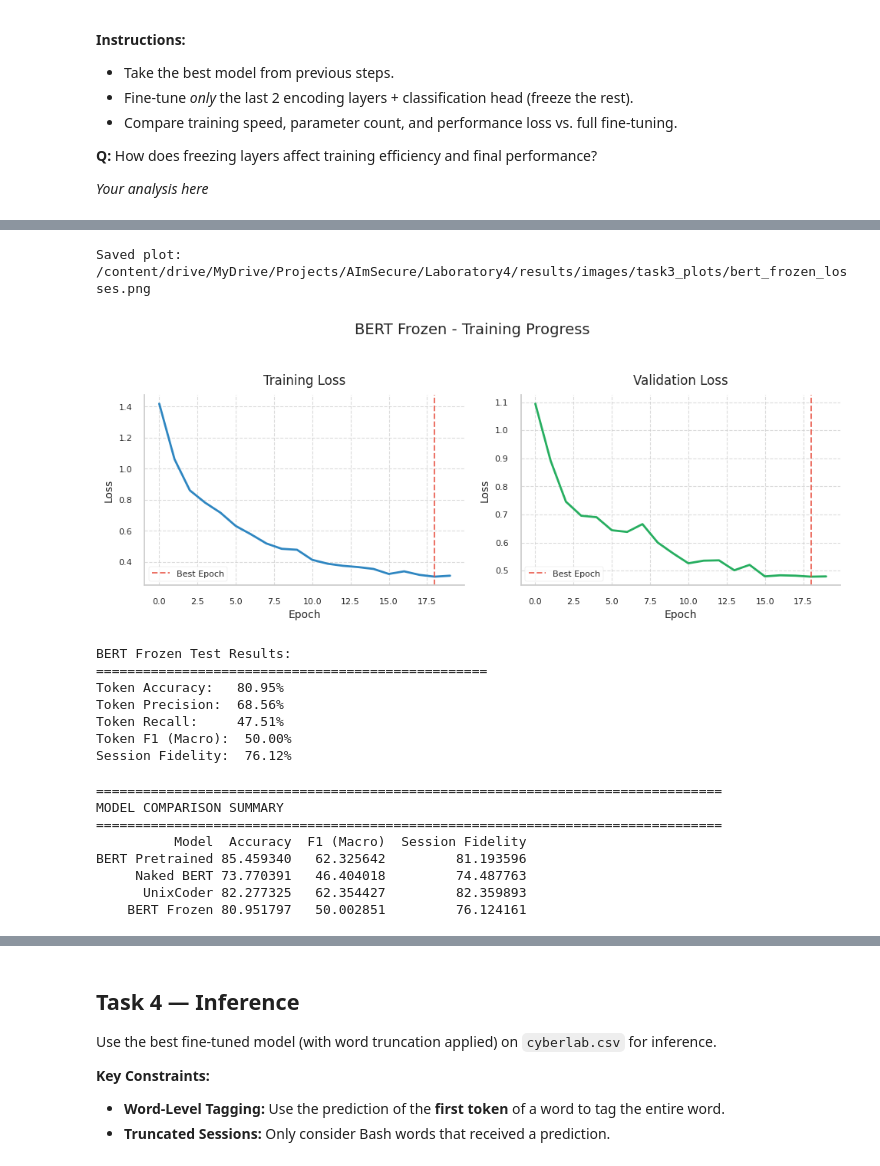
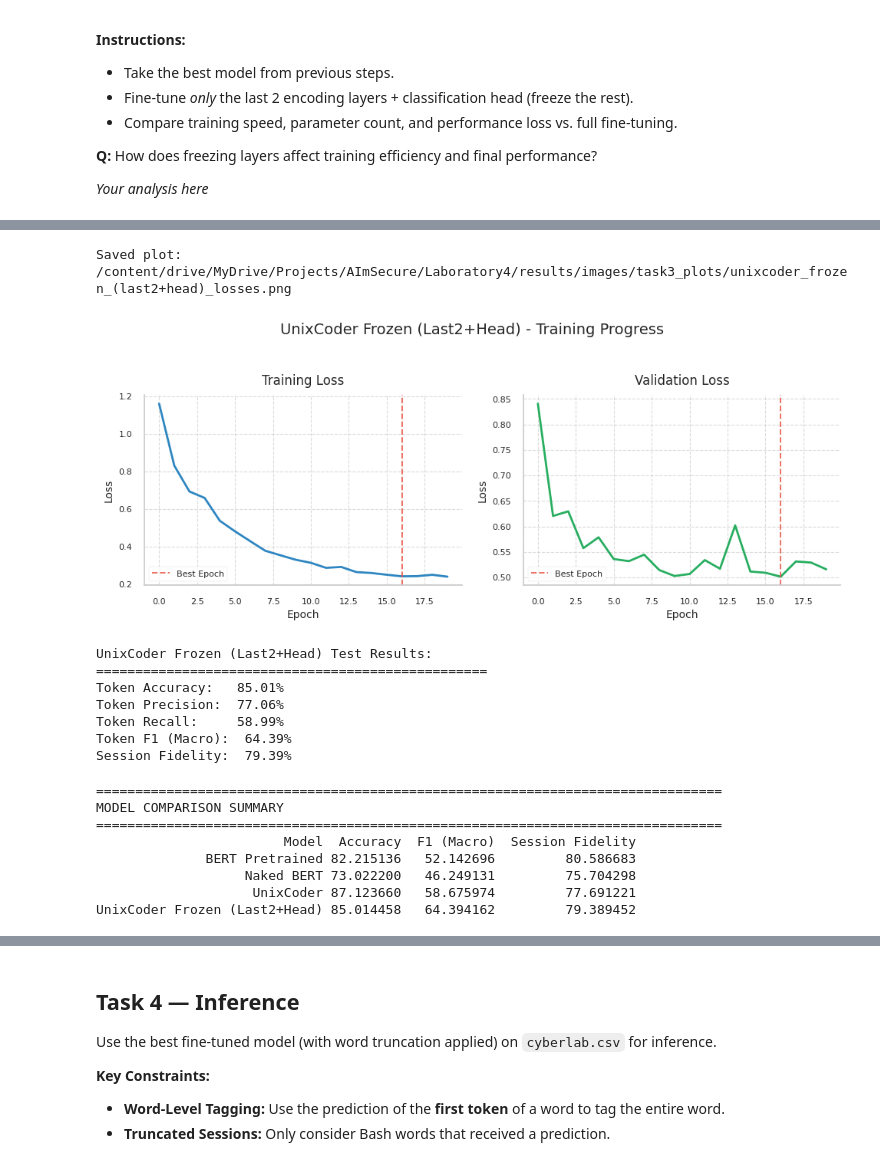
Before and after one commit to AImSecure/Laboratory4, a Jupyter notebook: lab/notebooks/Lab4_NLP.ipynb, the cells around one changed output, grey strips where cells are left out. Drawn from its saved outputs; the diff is of its cells as text; code cells hidden in the pictures.

Commit message:
Base structure run

```diff
--- a/lab/notebooks/Lab4_NLP.ipynb
+++ b/lab/notebooks/Lab4_NLP.ipynb
@@ -1529,8 +1874,8 @@ Saved plot: /content/drive/MyDrive/Projects/AImSecure/Laboratory4/results/images
 # --- Prepare UnixCoder tokenizer and data ---
 unixcoder_tokenizer = AutoTokenizer.from_pretrained(UNIXCODER_MODEL, add_prefix_space=True)
 
-# Create tokenization function for UnixCoder
-tokenize_unixcoder = create_tokenize_and_align_function(unixcoder_tokenizer)
+# UniXcoder uses first-subtoken labels to reduce sub-token noise
+tokenize_unixcoder = create_tokenize_and_align_function(unixcoder_tokenizer, label_all_tokens=False)
 
 # Tokenize datasets
 unix_tokenized_datasets = encoded_dataset.map(
@@ -1682,31 +2187,31 @@ Saved plot: /content/drive/MyDrive/Projects/AImSecure/Laboratory4/results/images
 
 *Your analysis here*
 # %%
-# --- Load fresh BERT model for frozen layer experiment ---
-bert_frozen_model = AutoModelForTokenClassification.from_pretrained(
-    BERT_MODEL,
+# --- Load fresh UnixCoder model for frozen layer experiment ---
+unix_frozen_model = AutoModelForTokenClassification.from_pretrained(
+    UNIXCODER_MODEL,
     id2label=id2label,
     label2id=label2id,
 )
 
 # Freeze all layers in base model
-for param in bert_frozen_model.base_model.parameters():
+for param in unix_frozen_model.base_model.parameters():
     param.requires_grad = False
 
 # Unfreeze the last 2 encoder layers
-for param in bert_frozen_model.base_model.encoder.layer[-2:].parameters():
+for param in unix_frozen_model.base_model.encoder.layer[-2:].parameters():
     param.requires_grad = True
 
 # Classification head is always trainable
-for param in bert_frozen_model.classifier.parameters():
+for param in unix_frozen_model.classifier.parameters():
     param.requires_grad = True
 
 # Count parameters
-total_params = sum(p.numel() for p in bert_frozen_model.parameters())
-trainable_params = sum(p.numel() for p in bert_frozen_model.parameters() if p.requires_grad)
+total_params = sum(p.numel() for p in unix_frozen_model.parameters())
+trainable_params = sum(p.numel() for p in unix_frozen_model.parameters() if p.requires_grad)
 frozen_params = total_params - trainable_params
 
-print(f"BERT Frozen Model:")
+print("UnixCoder Frozen Model (Last2+Head):")
 print(f"  Total parameters: {total_params:,}")
 print(f"  Trainable parameters: {trainable_params:,}")
 print(f"  Frozen parameters: {frozen_params:,}")
@@ -1744,14 +2259,14 @@ Trainable layers:
   classifier.weight
   classifier.bias
 # %%
-# --- Training configuration for Frozen BERT ---
-# Can use higher LR since we're training fewer parameters
+# --- Training configuration for Frozen UnixCoder (Last2+Head) ---
+# Higher LR is viable because only a subset of parameters is trainable
 FROZEN_LR = 5e-5
 FROZEN_EPOCHS = 20
 
-frozen_optimizer = AdamW(filter(lambda p: p.requires_grad, bert_frozen_model.parameters()), lr=FROZEN_LR)
+frozen_optimizer = AdamW(filter(lambda p: p.requires_grad, unix_frozen_model.parameters()), lr=FROZEN_LR)
 
-num_training_steps = FROZEN_EPOCHS * len(bert_train_dataloader)
+num_training_steps = FROZEN_EPOCHS * len(unix_train_dataloader)
 frozen_lr_scheduler = get_scheduler(
     "linear",
     optimizer=frozen_optimizer,
@@ -1759,20 +2274,20 @@ frozen_lr_scheduler = get_scheduler(
     num_training_steps=num_training_steps,
 )
 # %%
-# --- Train Frozen BERT model ---
+# --- Train Frozen UnixCoder model ---
 import time
 
 start_time = time.time()
 frozen_best_model, frozen_train_losses, frozen_val_losses, frozen_best_epoch = train_model(
-    model=bert_frozen_model,
-    train_dataloader=bert_train_dataloader,
-    eval_dataloader=bert_eval_dataloader,
+    model=unix_frozen_model,
+    train_dataloader=unix_train_dataloader,
+    eval_dataloader=unix_eval_dataloader,
     optimizer=frozen_optimizer,
     lr_scheduler=frozen_lr_scheduler,
     n_epochs=FROZEN_EPOCHS,
     device=device,
     id2label=id2label,
-    model_name="BERT Frozen"
+    model_name="UnixCoder Frozen (Last2+Head)"
 )
 frozen_training_time = time.time() - start_time
 
@@ -1799,27 +2314,27 @@ Training time: 161.18 seconds
 # %%
-# --- Plot Frozen BERT training progress ---
-plot_training_stats("BERT Frozen", frozen_train_losses, frozen_val_losses, frozen_best_epoch, save_path=save_dir)
+# --- Plot Frozen UnixCoder training progress ---
+plot_training_stats("UnixCoder Frozen (Last2+Head)", frozen_train_losses, frozen_val_losses, frozen_best_epoch, save_path=save_dir)
 # %% [output]
-Saved plot: /content/drive/MyDrive/Projects/AImSecure/Laboratory4/results/images/task3_plots/bert_frozen_losses.png
+Saved plot: /content/drive/MyDrive/Projects/AImSecure/Laboratory4/results/images/task3_plots/unixcoder_frozen_(last2+head)_losses.png
-[figure, old version]
+[figure, new version]
 # %%
-# --- Evaluate Frozen BERT model on test set ---
+# --- Evaluate Frozen UnixCoder model on test set ---
 frozen_results = evaluate_model(
     model=frozen_best_model,
-    test_dataloader=bert_test_dataloader,
+    test_dataloader=unix_test_dataloader,
     device=device,
     id2label=id2label,
     unique_labels=unique_labels,
-    model_name="BERT Frozen"
+    model_name="UnixCoder Frozen (Last2+Head)"
 )
 # %% [output]
-BERT Frozen Test Results:
+UnixCoder Frozen (Last2+Head) Test Results:
 ==================================================
-Token Accuracy:   80.95%
-Token Precision:  68.56%
-Token Recall:     47.51%
-Token F1 (Macro):  50.00%
-Session Fidelity:  76.12%
+Token Accuracy:   85.01%
+Token Precision:  77.06%
+Token Recall:     58.99%
+Token F1 (Macro):  64.39%
+Session Fidelity:  79.39%
 # %%
 # --- Compare all models ---
 print("\n" + "=" * 80)
@@ -1827,7 +2342,7 @@ print("MODEL COMPARISON SUMMARY")
 print("=" * 80)
 
 comparison_data = {
-    'Model': ['BERT Pretrained', 'Naked BERT', 'UnixCoder', 'BERT Frozen'],
+    'Model': ['BERT Pretrained', 'Naked BERT', 'UnixCoder', 'UnixCoder Frozen (Last2+Head)'],
     'Accuracy': [
         bert_results['metrics']['token_accuracy']*100,
         naked_bert_results['metrics']['token_accuracy']*100,
@@ -1854,11 +2369,11 @@ print(comparison_df.to_string(index=False))
 ================================================================================
 MODEL COMPARISON SUMMARY
 ================================================================================
-          Model  Accuracy  F1 (Macro)  Session Fidelity
-BERT Pretrained 85.459340   62.325642         81.193596
-     Naked BERT 73.770391   46.404018         74.487763
-      UnixCoder 82.277325   62.354427         82.359893
-    BERT Frozen 80.951797   50.002851         76.124161
+                        Model  Accuracy  F1 (Macro)  Session Fidelity
+              BERT Pretrained 82.215136   52.142696         80.586683
+                   Naked BERT 73.022200   46.249131         75.704298
+                    UnixCoder 87.123660   58.675974         77.691221
+UnixCoder Frozen (Last2+Head) 85.014458   64.394162         79.389452
 # %%
 # --- Plot comparison barplot ---
 fig, axs = plt.subplots(1, 3, figsize=(15, 5))
```
Also changed, not shown: parts of 48 cells of this notebook.
